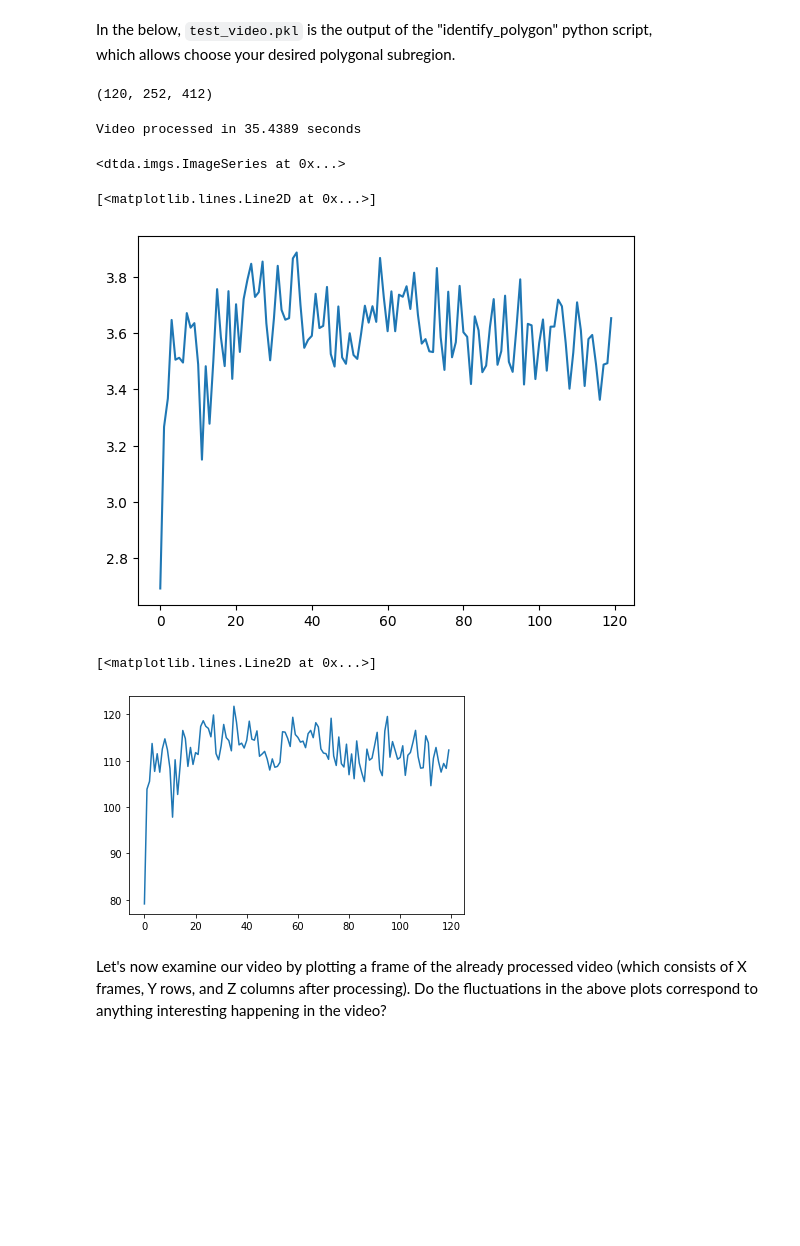
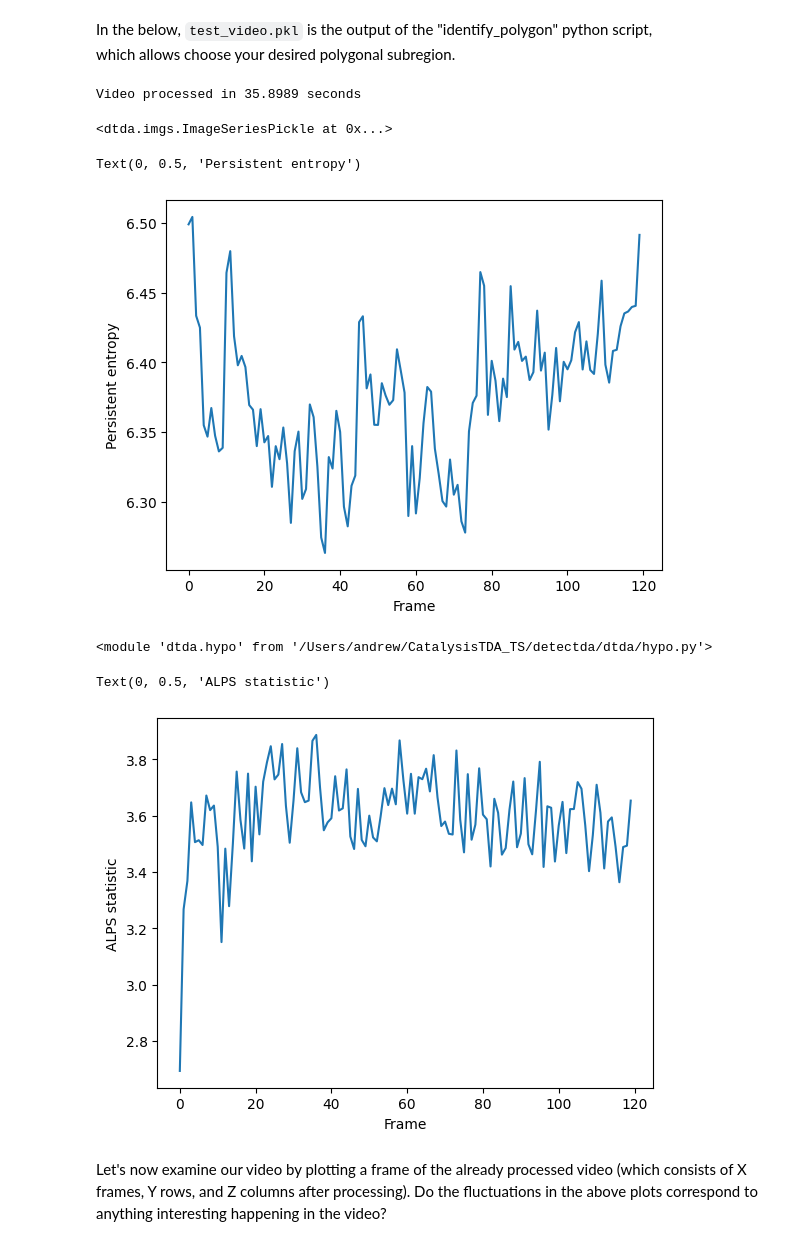
Before and after one commit to manilasoldier/detectda, a Jupyter notebook: detectda_demo.ipynb, the cells around one changed output. Cells and saved outputs as stored; diff of their text form; code cells hidden in the pictures; blank space fills up the shorter version.

```diff
--- a/detectda_demo.ipynb
+++ b/detectda_demo.ipynb
@@ -10,15 +10,9 @@ import pickle
 import matplotlib.pyplot as plt
 import cv2
 
-F = open('dtda/test_video.pkl', 'rb')
-E = pickle.load(F)
-tv, polygon = E['video'], E['polygon']
-print(tv.shape)
+impol = imgs.ImageSeriesPickle('dtda/test_video.pkl', div=32, n_jobs=2)
-# %% [output]
-(120, 252, 412)
 # %%
-impol = imgs.ImageSeries(tv, polygon, div=32, n_jobs=2)
 impol.fit(sigma=2)
 # %% [output]
-Video processed in 35.4389 seconds
+Video processed in 35.8989 seconds
-<dtda.imgs.ImageSeries at 0x...>
+<dtda.imgs.ImageSeriesPickle at 0x...>
@@ -28,5 +22,9 @@ impol.get_pers_entr()
+# %%
+plt.plot(impol.pers_entr)
+plt.xlabel('Frame')
+plt.ylabel('Persistent entropy')
+# %% [output]
+Text(0, 0.5, 'Persistent entropy')
+[figure, added]
 # %%
-plt.plot(impol.alps)
+plt.imshow(impol)
-# %% [output]
-[<matplotlib.lines.Line2D at 0x...>]
-[figure, removed]
@@ -32,0 +34,4 @@ plt.plot(impol.alps)
+# %%
+reload(hypo)
+# %% [output]
+<module 'dtda.hypo' from '/Users/andrew/CatalysisTDA_TS/detectda/dtda/hypo.py'>
@@ -33,7 +44,9 @@ plt.plot(impol.alps)
 # %%
 plt.plot(impol.alps)
+plt.xlabel('Frame')
+plt.ylabel('ALPS statistic')
 # %% [output]
-[<matplotlib.lines.Line2D at 0x...>]
+Text(0, 0.5, 'ALPS statistic')
-[figure, old version]
+[figure, new version]
 # %% [markdown]
 Let's now examine our video by plotting a frame of the already processed video (which consists of X frames, Y rows, and Z columns after processing). Do the fluctuations in the above plots correspond to anything interesting happening in the video?
```
Also changed, not shown: parts of 7 cells of this notebook, 29 other files.
